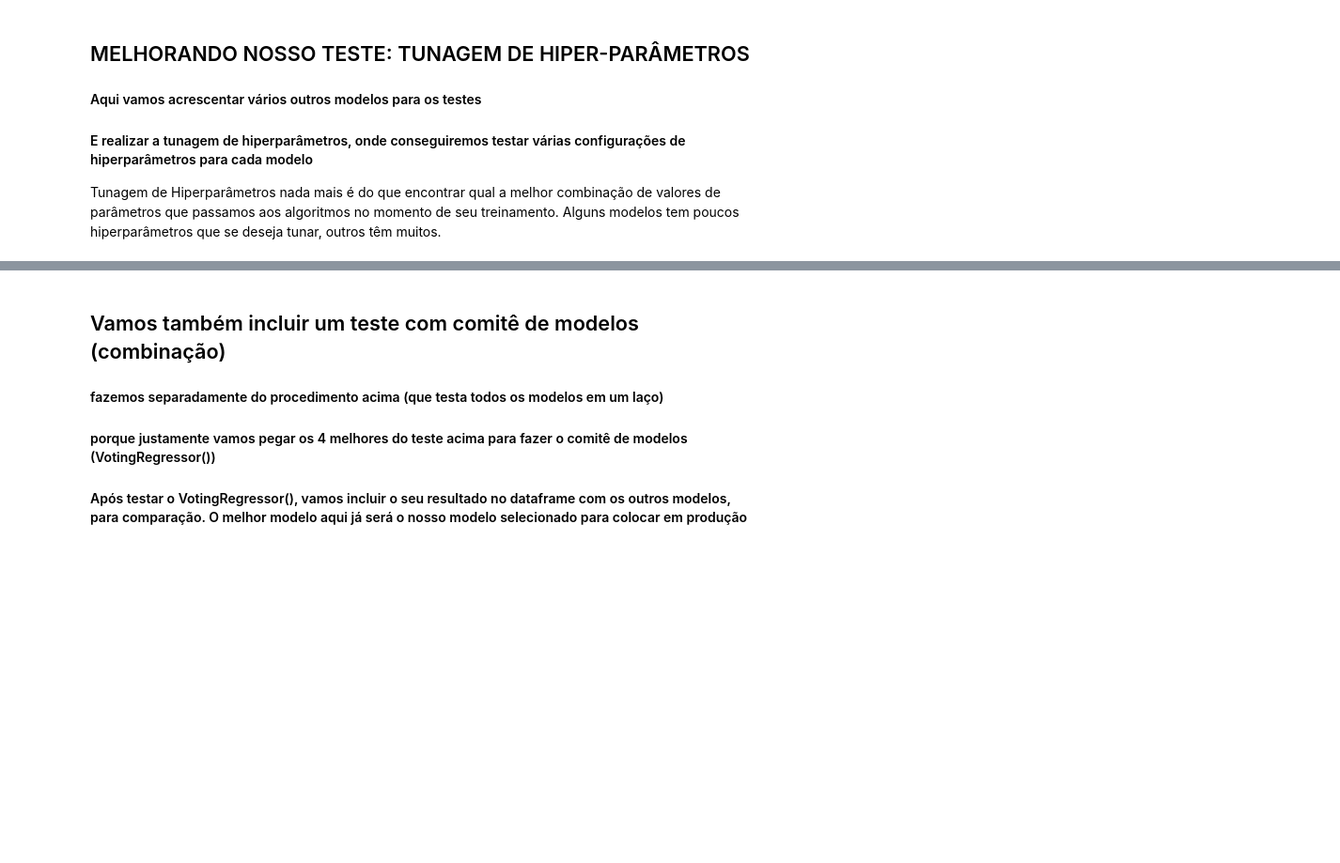
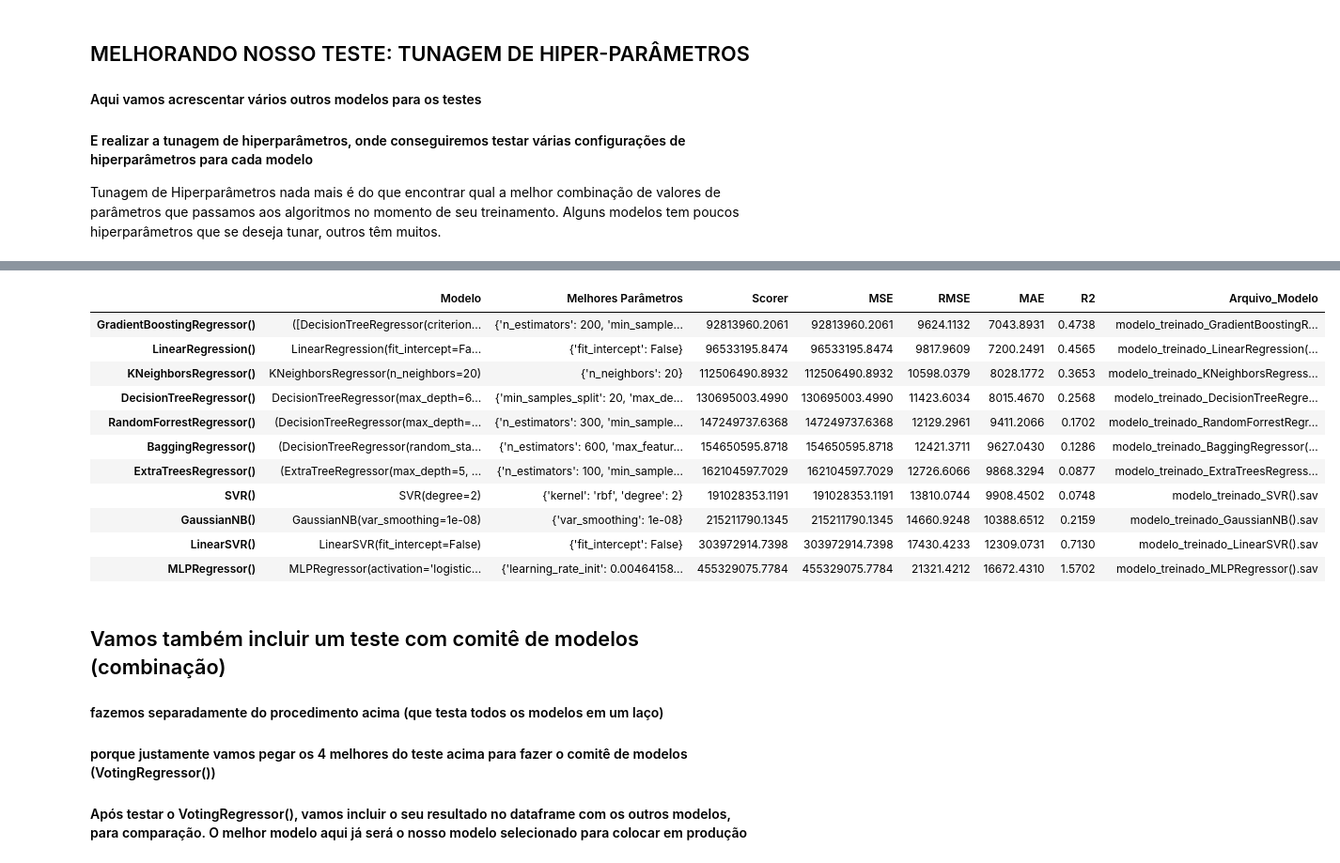
Before and after one commit to salomaofreitasjr/TCC_PUC_MINAS_POS_CIENCIA_DE_DADOS_2023, a Jupyter notebook: Projeto Python/03 - Machine Learning.ipynb, the cells around one changed output, grey strips where cells are left out. Shown at 94% size. Drawn from its saved outputs; the diff is of its cells as text; code cells hidden in the pictures; blank space fills up the shorter version.

```diff
--- a/Projeto Python/03 - Machine Learning.ipynb
+++ b/Projeto Python/03 - Machine Learning.ipynb
@@ -599,0 +734,33 @@ SyntaxError: positional argument follows keyword argument (<ipython-input-32-7e1
+# %%
+# *************** ESSE TRECHO DE CÓDIGO SÓ É NECESSÁRIO CASO SE EXECUTE DE UM DIA PARA OUTRO ************************
+# ***************  REFAZ O df_resultados_1, PARA DAR CONTINUIDADE À EXECUÇÃO ****************************************
+# *************** E LÊ O df_brasileirao DO ARQUIVO SALVO ************************************************************
+# PRIMEIRAMENTE Resgata o df_resultados_1 do arquivo salvo
+# e os modelos salvos
+# Fazemos isso, porque consideramos que esta etapa pode ser realizada em dia posterior ao teste dos modelos com tunagem
+# Assim, salvamos o resultado em arquivo na etapa anterior e resgatamos aqui
+df_resultados_1 = pd.read_csv(path_resultados + 'resultado_1_tunagem_comparacao.csv', sep= ';', encoding='utf-8').set_index('Unnamed: 0')
+df_resultados_1.index.names=[None] # para a coluna do índice não ter nome nenhum
+
+# resgatamos os modelos salvos
+modelos = []
+#for i in range(len(df_resultados_1)):
+for i in df_resultados_1.index:
+  #arquivo_modelo = path_modelos + 'modelo_treinado_intermediario' + str(i+1) + '.sav'
+  arquivo_modelo = path_modelos + df_resultados_1.loc[i, 'Arquivo_Modelo']
+  modelo_carregado = pickle.load(open(arquivo_modelo, 'rb'))
+  # Vai colocando os modelos em uma lista
+  modelos.append(modelo_carregado)
+
+# Agora colocamos os modelos na coluna correspondente do DF Pois esta veio da planilha que estava salva (como string)
+df_resultados_1['Modelo'] = modelos
+
+
+# Leitura do dataset preparado final, que salvamos após separação de alguns dados para teste
+# fazemos a leitura, porque esta célula poderá ser executada em dia posterior ao teste dos modelos com tunagem
+df_brasileirao = pd.read_csv(arquivo_dataset_aplic, sep= ';', encoding='utf-8')
+
+# Divide a base em variáveis de entrada e variável a ser predita
+X = df_brasileirao.drop('publico', axis = 1) #variáveis de entrada - parâmetros. Todas menos publico
+y = df_brasileirao['publico'] # variável a ser predita (target)
+#*******************************************************************************************************************
@@ -600,3 +906,18 @@ SyntaxError: positional argument follows keyword argument (<ipython-input-32-7e1
+# %%
+df_resultados_2
+# %% [output]
+|  | Modelo | Melhores Parâmetros | Scorer | MSE | RMSE | MAE | R2 | Arquivo_Modelo |
+| GradientBoostingRegressor() | ([DecisionTreeRegressor(criterion... | {'n_estimators': 200, 'min_sample... | 92813960.2061 | 92813960.2061 | 9624.1132 | 7043.8931 | 0.4738 | modelo_treinado_GradientBoostingR... |
+| LinearRegression() | LinearRegression(fit_intercept=Fa... | {'fit_intercept': False} | 96533195.8474 | 96533195.8474 | 9817.9609 | 7200.2491 | 0.4565 | modelo_treinado_LinearRegression(... |
+| KNeighborsRegressor() | KNeighborsRegressor(n_neighbors=20) | {'n_neighbors': 20} | 112506490.8932 | 112506490.8932 | 10598.0379 | 8028.1772 | 0.3653 | modelo_treinado_KNeighborsRegress... |
+| DecisionTreeRegressor() | DecisionTreeRegressor(max_depth=6... | {'min_samples_split': 20, 'max_de... | 130695003.4990 | 130695003.4990 | 11423.6034 | 8015.4670 | 0.2568 | modelo_treinado_DecisionTreeRegre... |
+| RandomForrestRegressor() | (DecisionTreeRegressor(max_depth=... | {'n_estimators': 300, 'min_sample... | 147249737.6368 | 147249737.6368 | 12129.2961 | 9411.2066 | 0.1702 | modelo_treinado_RandomForrestRegr... |
+| BaggingRegressor() | (DecisionTreeRegressor(random_sta... | {'n_estimators': 600, 'max_featur... | 154650595.8718 | 154650595.8718 | 12421.3711 | 9627.0430 | 0.1286 | modelo_treinado_BaggingRegressor(... |
+| ExtraTreesRegressor() | (ExtraTreeRegressor(max_depth=5, ... | {'n_estimators': 100, 'min_sample... | 162104597.7029 | 162104597.7029 | 12726.6066 | 9868.3294 | 0.0877 | modelo_treinado_ExtraTreesRegress... |
+| SVR() | SVR(degree=2) | {'kernel': 'rbf', 'degree': 2} | 191028353.1191 | 191028353.1191 | 13810.0744 | 9908.4502 | 0.0748 | modelo_treinado_SVR().sav |
+| GaussianNB() | GaussianNB(var_smoothing=1e-08) | {'var_smoothing': 1e-08} | 215211790.1345 | 215211790.1345 | 14660.9248 | 10388.6512 | 0.2159 | modelo_treinado_GaussianNB().sav |
+| LinearSVR() | LinearSVR(fit_intercept=False) | {'fit_intercept': False} | 303972914.7398 | 303972914.7398 | 17430.4233 | 12309.0731 | 0.7130 | modelo_treinado_LinearSVR().sav |
+| MLPRegressor() | MLPRegressor(activation='logistic... | {'learning_rate_init': 0.00464158... | 455329075.7784 | 455329075.7784 | 21321.4212 | 16672.4310 | 1.5702 | modelo_treinado_MLPRegressor().sav |
 # %% [markdown]
 ## Vamos também incluir um teste com comitê de modelos (combinação)
 #### fazemos separadamente do procedimento acima (que testa todos os modelos em um laço)
```
Also changed, not shown: parts of 15 cells of this notebook, 4 other files.
